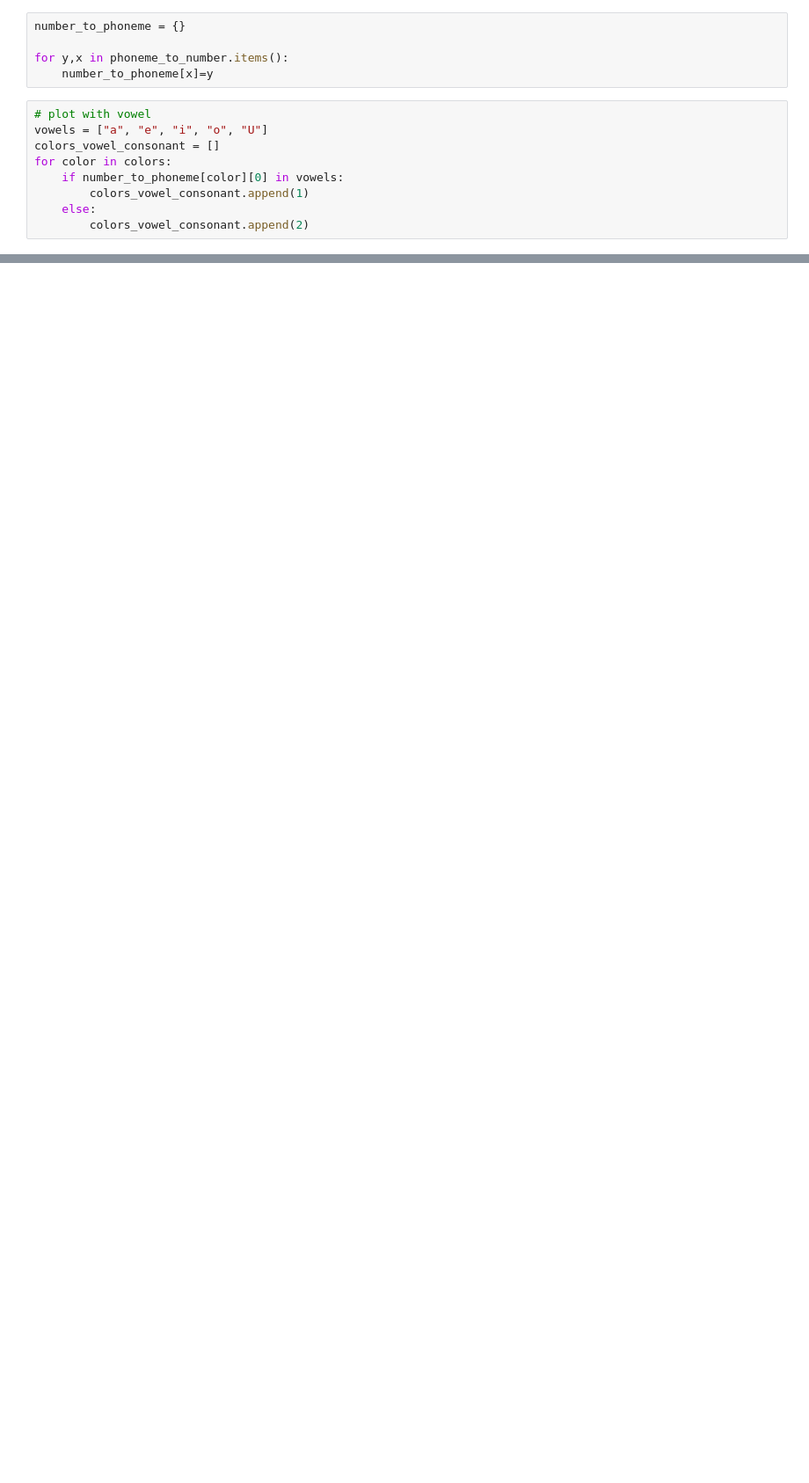
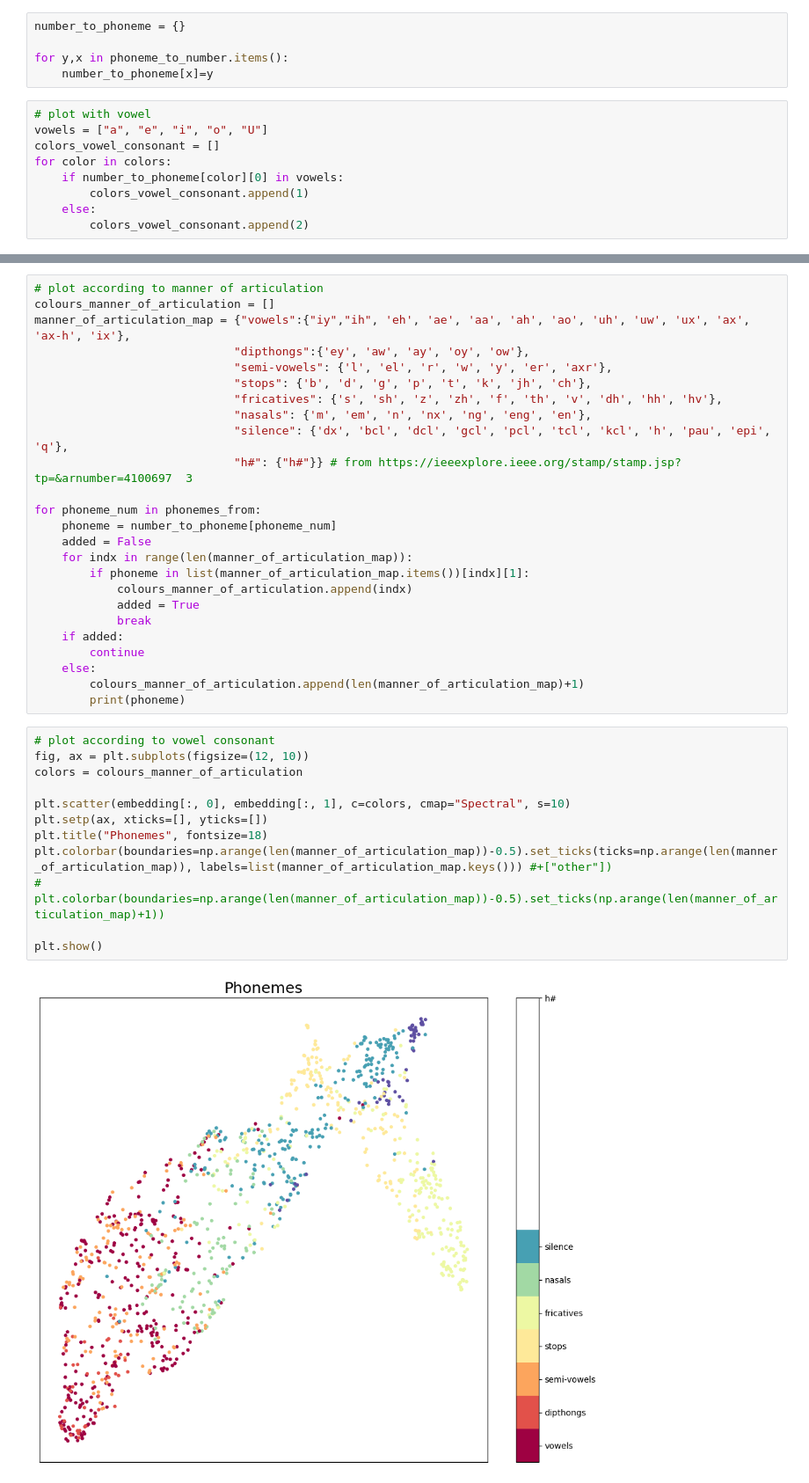
Before and after one commit to SasheO/DukeREU, a Jupyter notebook: Task 2 - ZMuv normalization of phoneme features.ipynb, the cells around one changed output, grey strips where cells are left out. Shown at 88% size. Drawn from its saved outputs; the diff is of its cells as text; blank space fills up the shorter version.

Commit message:
(task 2 - zmuv) colour coded and labeled scatter plot

```diff
--- a/Task 2 - ZMuv normalization of phoneme features.ipynb
+++ b/Task 2 - ZMuv normalization of phoneme features.ipynb
@@ -297,0 +248,39 @@ list(colormaps)
+# %%
+# plot according to manner of articulation
+colours_manner_of_articulation = []
+manner_of_articulation_map = {"vowels":{"iy","ih", 'eh', 'ae', 'aa', 'ah', 'ao', 'uh', 'uw', 'ux', 'ax', 'ax-h', 'ix'},
+                             "dipthongs":{'ey', 'aw', 'ay', 'oy', 'ow'},
+                             "semi-vowels": {'l', 'el', 'r', 'w', 'y', 'er', 'axr'},
+                             "stops": {'b', 'd', 'g', 'p', 't', 'k', 'jh', 'ch'},
+                             "fricatives": {'s', 'sh', 'z', 'zh', 'f', 'th', 'v', 'dh', 'hh', 'hv'},
+                             "nasals": {'m', 'em', 'n', 'nx', 'ng', 'eng', 'en'},
+                             "silence": {'dx', 'bcl', 'dcl', 'gcl', 'pcl', 'tcl', 'kcl', 'h', 'pau', 'epi', 'q'},
+                             "h#": {"h#"}} # from https://ieeexplore.ieee.org/stamp/stamp.jsp?tp=&arnumber=4100697  3
+
+for phoneme_num in phonemes_from:
+    phoneme = number_to_phoneme[phoneme_num]
+    added = False
+    for indx in range(len(manner_of_articulation_map)):
+        if phoneme in list(manner_of_articulation_map.items())[indx][1]:
+            colours_manner_of_articulation.append(indx)
+            added = True
+            break
+    if added:
+        continue
+    else:
+        colours_manner_of_articulation.append(len(manner_of_articulation_map)+1)
+        print(phoneme)
+# %%
+# plot according to vowel consonant
+fig, ax = plt.subplots(figsize=(12, 10))
+colors = colours_manner_of_articulation
+
+plt.scatter(embedding[:, 0], embedding[:, 1], c=colors, cmap="Spectral", s=10)
+plt.setp(ax, xticks=[], yticks=[])
+plt.title("Phonemes", fontsize=18)
+plt.colorbar(boundaries=np.arange(len(manner_of_articulation_map))-0.5).set_ticks(ticks=np.arange(len(manner_of_articulation_map)), labels=list(manner_of_articulation_map.keys())) #+["other"])
+# plt.colorbar(boundaries=np.arange(len(manner_of_articulation_map))-0.5).set_ticks(np.arange(len(manner_of_articulation_map)+1))
+
+plt.show()
+# %% [output]
+[figure, added]
```
Also changed, not shown: parts of 6 cells of this notebook.
